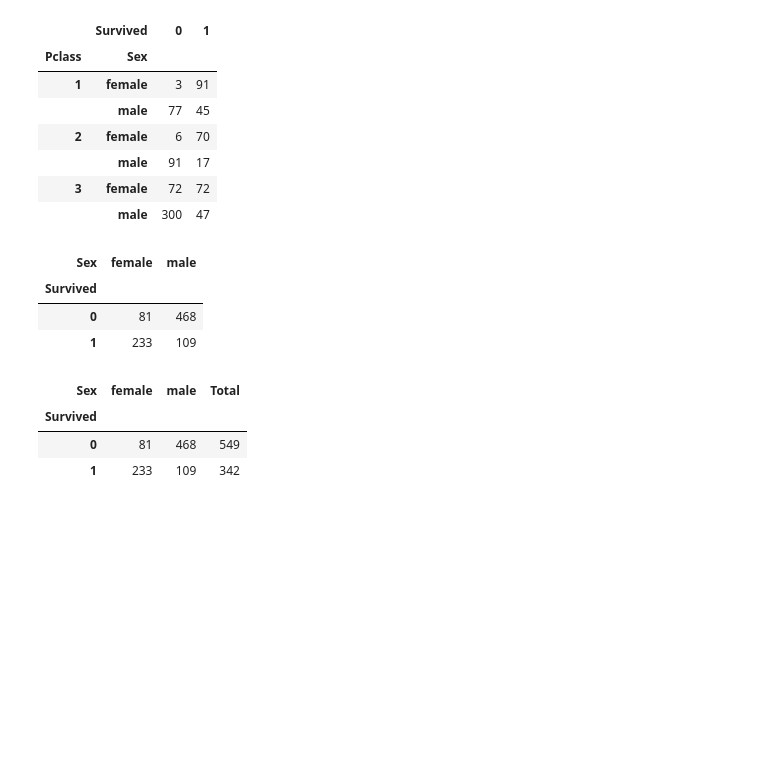
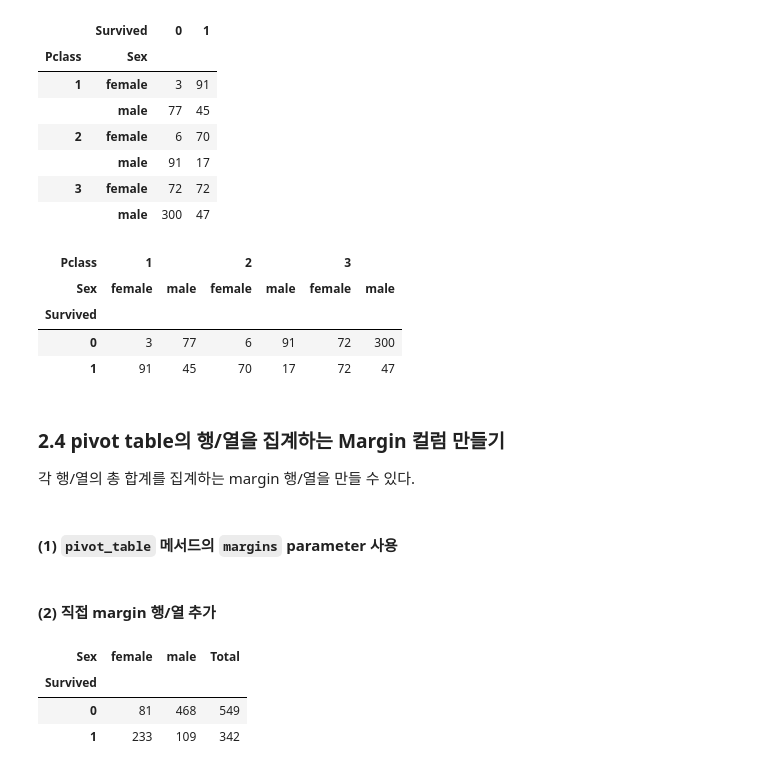
Before and after one commit to hyeshinoh/Study_Python, a Jupyter notebook: python_26_pandas_pivot.ipynb, the cells around one changed output. Cells and saved outputs as stored; diff of their text form; code cells hidden in the pictures; blank space fills up the shorter version.

Commit message:
edited pandas-pivot

```diff
--- a/python_26_pandas_pivot.ipynb
+++ b/python_26_pandas_pivot.ipynb
@@ -128,13 +145,20 @@ titanic.pivot_table("Counts",["Pclass","Sex"],["Survived"], aggfunc = np.sum)
 | 3 | female | 72 | 72 |
 |  | male | 300 | 47 |
 # %%
-survived_df = titanic.pivot_table("Counts",["Survived"],["Sex"], aggfunc = np.sum)
-survived_df
+titanic.pivot_table("Counts",["Survived"], ["Pclass","Sex"], aggfunc = np.sum)
 # %% [output]
-| Sex | female | male |
-| Survived |  |  |
-| 0 | 81 | 468 |
-| 1 | 233 | 109 |
+| Pclass | 1 |  | 2 |  | 3 |  |
+| Sex | female | male | female | male | female | male |
+| Survived |  |  |  |  |  |  |
+| 0 | 3 | 77 | 6 | 91 | 72 | 300 |
+| 1 | 91 | 45 | 70 | 17 | 72 | 47 |
+# %% [markdown]
+### 2.4 pivot table의 행/열을 집계하는 Margin 컬럼 만들기
+각 행/열의 총 합계를 집계하는 margin 행/열을 만들 수 있다.
+# %% [markdown]
+#### (1) `pivot_table` 메서드의 `margins` parameter 사용
+# %% [markdown]
+#### (2) 직접 margin 행/열 추가
 # %%
 # total column 추가
 survived_df["Total"] = survived_df["female"] + survived_df["male"]
```
Also changed, not shown: parts of 30 cells of this notebook.
